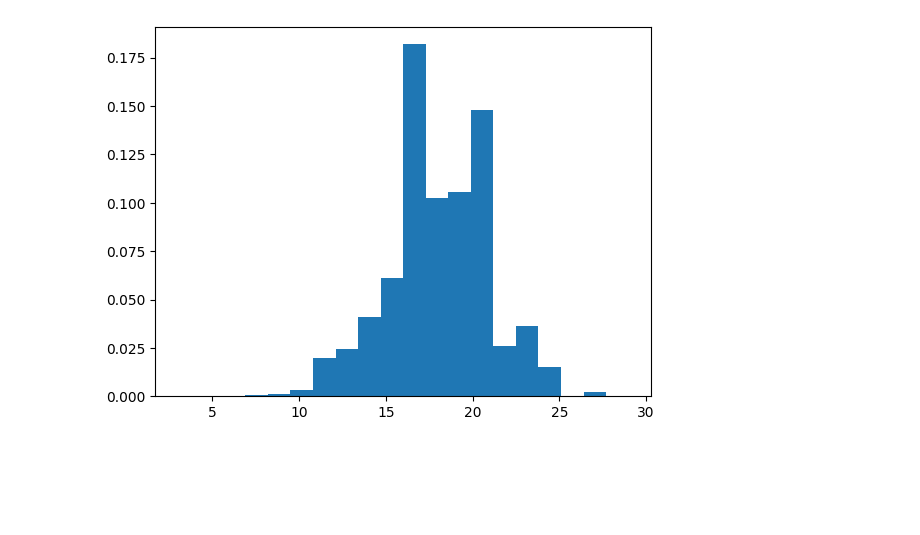
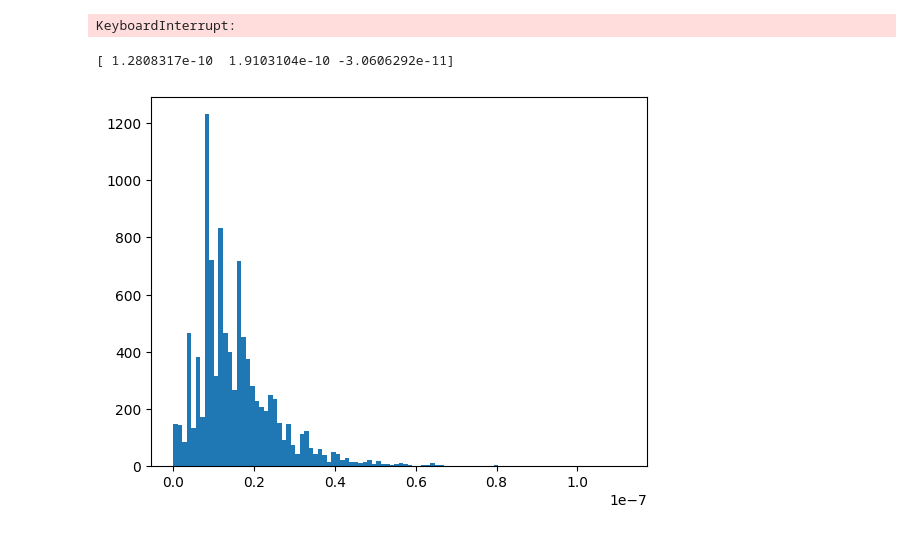
Before and after one commit to KevinRojas1499/Layout-Diffusion, a Jupyter notebook: test.ipynb, the cells around one changed output. Drawn from its saved outputs; the diff is of its cells as text; code cells hidden in the pictures; blank space fills up the shorter version.

```diff
--- a/test.ipynb
+++ b/test.ipynb
@@ -22,4 +17,8 @@ Warning: You are sending unauthenticated requests to the HF Hub. Please set a HF
 # %%
-qm9_dataset = hf_datasets.load_dataset(
-    'yairschiff/qm9',
-    split='train')  # Dataset only has 'train' split
+qm9_dataset = QM9Dataset(tokenizer)
+
+for i in range(100):
+    idx = np.random.randint(0, len(qm9_dataset))
+    elem = qm9_dataset[idx]
+    print(tokenizer.decode(elem['y']))
+    print('--------------------------------')
@@ -28,5 +43,25 @@ lens = [len(data['atomic_symbols']) for data in qm9_dataset]
+# %%
+lens = [len(sample['y']) for sample in qm9_dataset]
+# %% [output]
+KeyboardInterrupt:
 # %%
-plt.hist(lens, bins=20, density=True)
+true = 0
+false = 0
+total = 0
+mean_pos = 0
+k = 0
+dists = []
+for i in range(10000):
+    elem = qm9_dataset[i]
+    old_symbols, old_positions = elem['y'], elem['x']
+    centroid = np.mean(old_positions.cpu().numpy(), axis=0)
+    dists.append(np.linalg.norm(centroid))
+    mean_pos = (k * mean_pos + centroid)/(k + 1)
+    k = k + 1
+    # plot_molecule(old_symbols, old_positions, f'true_data/{i}.png')
+print(mean_pos)
+plt.hist(dists, bins=100)
 plt.show()
 # %% [output]
+[ 1.2808317e-10  1.9103104e-10 -3.0606292e-11]
-[figure, old version]
+[figure, new version]
```
Also changed, not shown: parts of 17 cells of this notebook, 6 other files.
